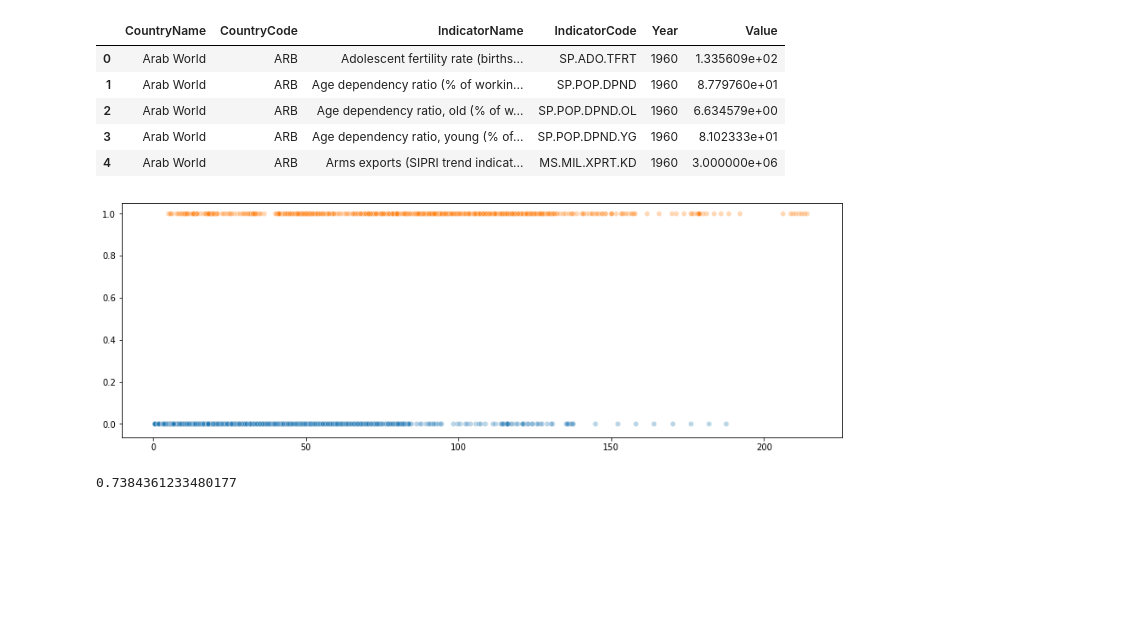
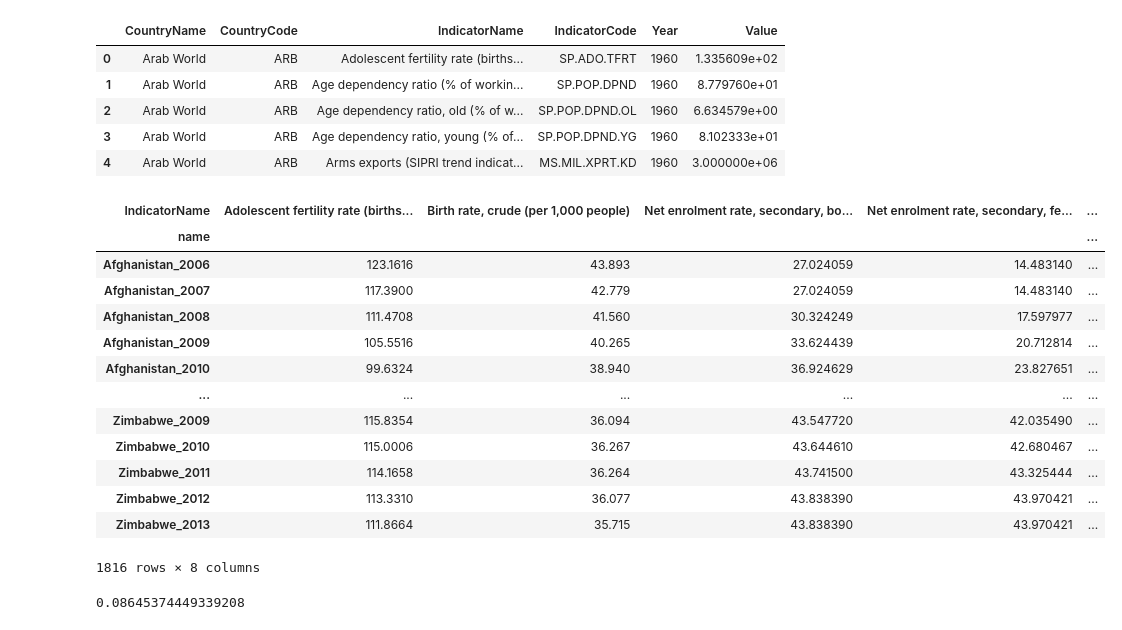
Before and after one commit to soyoungpark9187/ML_termProject, a Jupyter notebook: input/kmeans.ipynb, the cells around one changed output. Cells and saved outputs as stored; diff of their text form; code cells hidden in the pictures; blank space fills up the shorter version.

```diff
--- a/input/kmeans.ipynb
+++ b/input/kmeans.ipynb
@@ -152,8 +154,6 @@ def transformDf(d, ind, tf):
     if tf==True:
         col8=col8.dropna(subset=[target_id])
     return col8
-# %%
-df=transformDf(data,rel_columns_8,True)
 # %%
 
 def make_grade(merged, k):
@@ -293,8 +308,29 @@ def runGMM(df, k):
 # %%
 df=transformDf(data,rel_columns_8,True)
 df=preprocessingMissing(df)
+# %%
+df_plot=df.copy()
+country=list()
+for i in range(len(df)):
+    country.append(df.index.array[i].split("_")[0])
+df_plot['country']=country
+df_plot
+# %% [output]
+| IndicatorName | Adolescent fertility rate (births... | Birth rate, crude (per 1,000 people) | Net enrolment rate, secondary, bo... | Net enrolment rate, secondary, fe... | ... |
+| name |  |  |  |  | ... |
+| Afghanistan_2006 | 123.1616 | 43.893 | 27.024059 | 14.483140 | ... |
+| Afghanistan_2007 | 117.3900 | 42.779 | 27.024059 | 14.483140 | ... |
+| Afghanistan_2008 | 111.4708 | 41.560 | 30.324249 | 17.597977 | ... |
+| Afghanistan_2009 | 105.5516 | 40.265 | 33.624439 | 20.712814 | ... |
+| Afghanistan_2010 | 99.6324 | 38.940 | 36.924629 | 23.827651 | ... |
+| ... | ... | ... | ... | ... | ... |
+| Zimbabwe_2009 | 115.8354 | 36.094 | 43.547720 | 42.035490 | ... |
+| Zimbabwe_2010 | 115.0006 | 36.267 | 43.644610 | 42.680467 | ... |
+| Zimbabwe_2011 | 114.1658 | 36.264 | 43.741500 | 43.325444 | ... |
+| Zimbabwe_2012 | 113.3310 | 36.077 | 43.838390 | 43.970421 | ... |
+| Zimbabwe_2013 | 111.8664 | 35.715 | 43.838390 | 43.970421 | ... |
+1816 rows × 8 columns
 # %%
-runKMeans(df,2,600,20)
+label,accuracy=runKMeans(df,3,600,20)
 # %% [output]
-[figure, removed]
-0.7384361233480177
+0.08645374449339208
```
Also changed, not shown: parts of 11 cells of this notebook.
